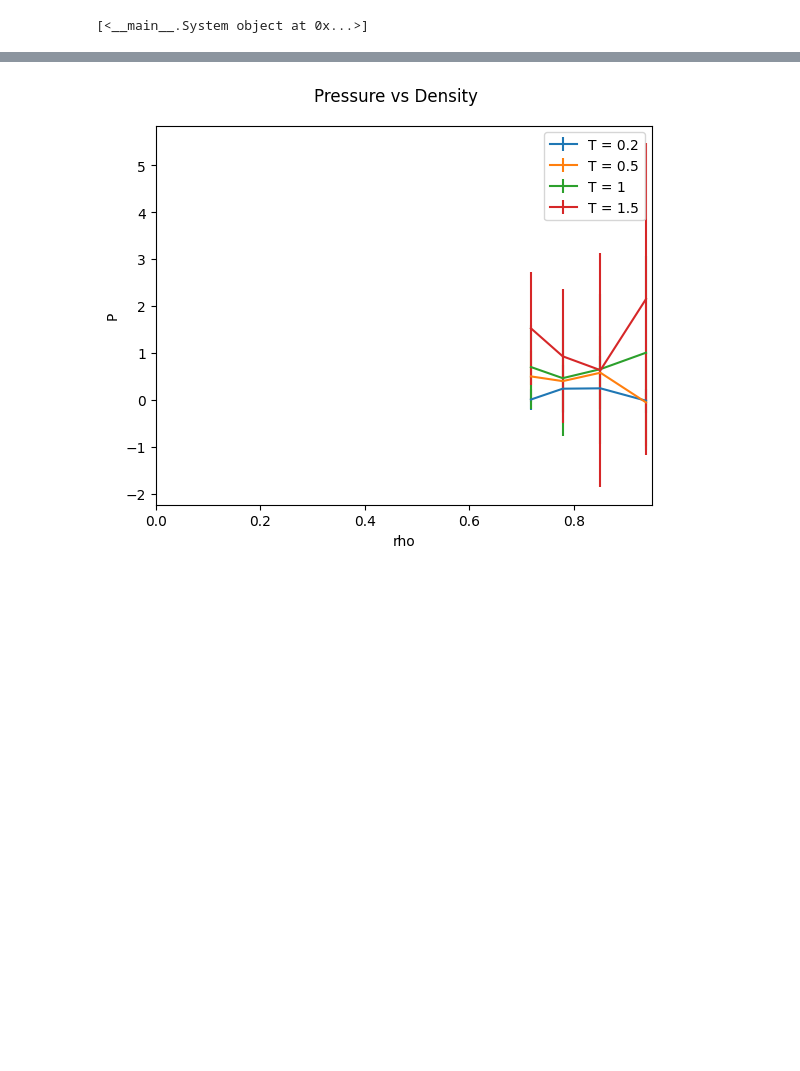
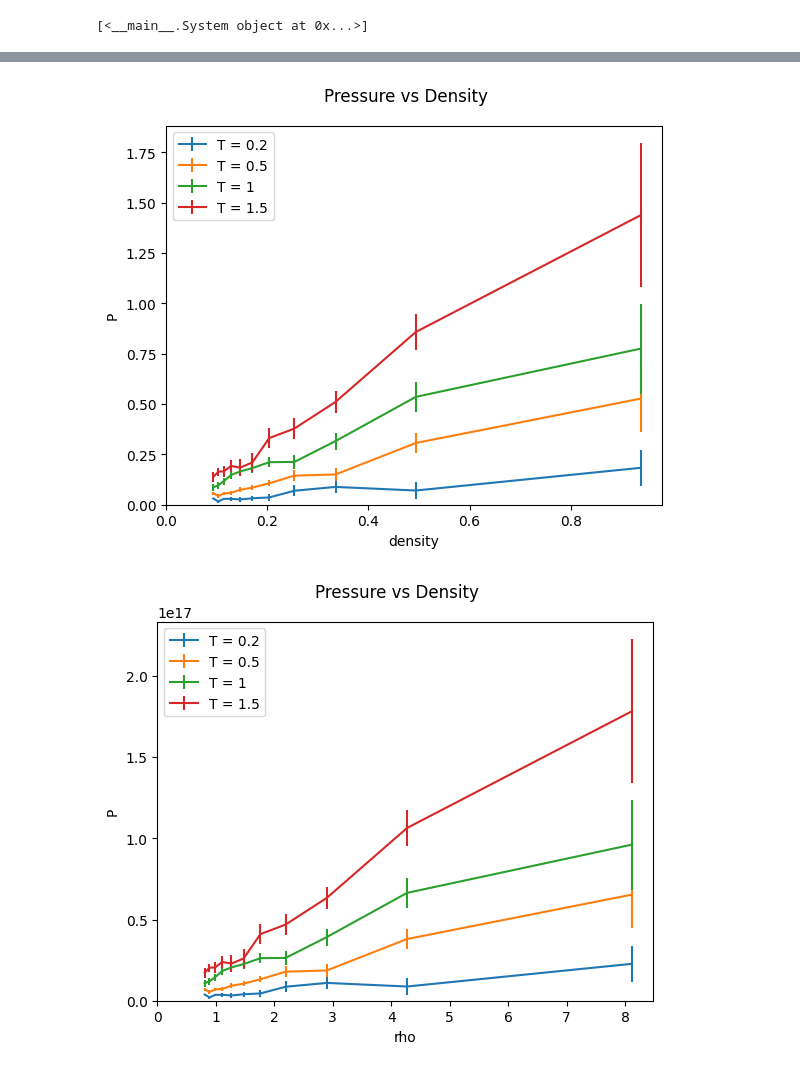
Before and after one commit to julius-clegg/Molecular-Dynamics-Simulation, a Jupyter notebook: PHYS2020 Project.ipynb, the cells around one changed output, grey strips where cells are left out. Cells and saved outputs as stored; diff of their text form; code cells hidden in the pictures; blank space fills up the shorter version.

```diff
--- a/PHYS2020 Project.ipynb
+++ b/PHYS2020 Project.ipynb
@@ -611,16 +628,15 @@ def do_sim(r,v,t,L,T_target=None, zeta=None, Q=None):
     system = time_evolution(r,v,wrap,L,DIM,N,steps,dt, T_target=T_target, zeta=zeta, Q=Q)
     return system
 
-def do_sims_Ls(r,T_target, n_times, A_step, results):
+def do_sims_Ls(r,T_target, n_times, A_end, results):
     global L
     v0 = rng.normal(0, T_target**0.5, (DIM,N))
-    l = L
-    system0 = do_sim(r,v,0.01,l,T_target=T_target, zeta=None, Q=2)
-    results.append(system0)
+    ls = np.linspace(L*L,A_end,n_times+1)**.5
+    # print(ls); return
     for i in range(n_times+1):
-        system = do_sim(results[-1].rs[-1],results[-1].vs[-1], 3, l, T_target=T_target, zeta=results[-1].zeta[-1], Q=100)
+        equil = do_sim(r,v,1,ls[i],T_target=T_target, zeta=None, Q=0.2)
+        system = do_sim(equil.rs[-1],equil.vs[-1], 15, ls[i], T_target=T_target, zeta=equil.zeta, Q=5)
         results.append(system)
-        l += A_step/l/2
 
 temperatures = [0.2, 0.5, 1, 1.5]
 all_results = [[] for _ in range(len(temperatures))]
@@ -628,13 +644,13 @@ threads = [None]*len(temperatures)
 
 # do_sims_Ls(r0, 0.5, 3, L*L*0.1, all_results[0])
 for i,T in enumerate(temperatures):
-    threads[i] = threading.Thread(target=do_sims_Ls, args=(r0, T, 3, L*L*0.1, all_results[i]))
+    threads[i] = threading.Thread(target=do_sims_Ls, args=(r0, T, 10, L*L*10, all_results[i]))
     threads[i].start()
 
 for i in range(len(threads)):
     threads[i].join()
 print("FINISHED", threads)
 
-with open("results.pkl","wb") as results_pickle:
+with open("results2.pkl","wb") as results_pickle:
     pickle.dump(all_results,results_pickle)
 # %% [output]
@@ -642,7 +658,7 @@ FINISHED [<Thread(Thread-8 (do_sims_Ls), stopped 26948)>, <Thread(Thread-9 (do_s
 # %%
 all_Ps = [[system.Ps for system in systemT] for systemT in all_results]
 
-t_total,dt = 3,0.001
+t_total,dt = 15,0.001
 steps = int(t_total//dt)
 t = np.arange(steps)*dt
 
@@ -650,7 +666,7 @@ print(all_results[0][4].T_target)
 
 fig,ax = plt.subplots()
 ax.plot(t,all_results[0][4].Ts)
-# ax.plot(t,all_Ps[0][1])
+ax.plot(t,all_Ps[0][4])
 # ax.plot(t,all_Ps[-1][-1])
 # ax.set_ylabel("P")
 ax.set_xlabel("t")
@@ -666,31 +682,76 @@ fig.show()
 # %%
 all_P_means = [[Ps[steps//3:].mean() for Ps in systemTPs] for systemTPs in all_Ps]
 all_P_stds = [[Ps[steps//3:].std() for Ps in systemTPs] for systemTPs in all_Ps]
 
 fig, ax = plt.subplots()
 
+
+all_rhos = []
+all_Pmeans = []
+all_Pstds = []
 for i, T in enumerate(temperatures):
     rhos = []
     Pmeans = []
     Pstds = []
     l = L
-    for j in range(1,3+2):
+    for j in range(0,10+1):
         rhos.append(N/all_results[i][j].V)
         Pmeans.append(all_P_means[i][j])
         Pstds.append(all_P_stds[i][j])
         l += L*L*0.1 / l / 2
-    ax.errorbar(rhos, Pmeans, yerr=Pstds, label=f"T = {T}")
+    rhos = np.array(rhos)
+    Pmeans = np.array(Pmeans)
+    Pstds = np.array(Pstds)
+    ax.errorbar(rhos, Pmeans,
+        yerr=Pstds/(t_total*2/3),
+        label=f"T = {T}"
+    )
     # ax.plot(rhos, Pmeans, label=f"T = {T}")
+    all_rhos.append(rhos)
+    all_Pmeans.append(Pmeans)
+    all_Pstds.append(Pstds)
+
+
 ax.set_ylabel("P")
-ax.set_xlabel("rho")
+ax.set_xlabel("density")
 ax.set_xlim(0)
+ax.set_ylim(0)
 ax.legend()
 
 fig.suptitle("Pressure vs Density")
 fig.subplots_adjust(top=0.90)
 fig.show()
+
+fig, ax = plt.subplots()
+nm = 1e-9
+k = scipy.constants.k
+epsilon = k*120
+sigma = 0.34 * nm
+# m = 39.948 * scipy.constants.u
+
+for i, T in enumerate(temperatures):
+    rhos = all_rhos[i]
+    Pmeans = all_Pmeans[i]
+    Pstds = all_Pstds[i]
+    ax.errorbar(
+        rhos / sigma**2 * nm**2,
+        Pmeans * (epsilon * sigma**-4),
+        yerr=Pstds/(t_total*2/3) * (epsilon * sigma**-4),
+        label=f"T = {T}"
+    )
+    # ax.plot(rhos, Pmeans, label=f"T = {T}")
+ax.set_ylabel("P")
+ax.set_xlabel("rho")
+ax.set_xlim(0)
+ax.set_ylim(0)
+ax.legend()
+
+fig.suptitle("Pressure vs Density")
+fig.subplots_adjust(top=0.90)
+fig.show()
 # %% [output]
-[figure, old version]
+[figure, new version]
+[figure, added]
 # %%
 # with open("systems.pkl","wb") as systems_pickle:
 #     pickle.dump(system_saves,systems_pickle)
```
Also changed, not shown: parts of 13 cells of this notebook.
